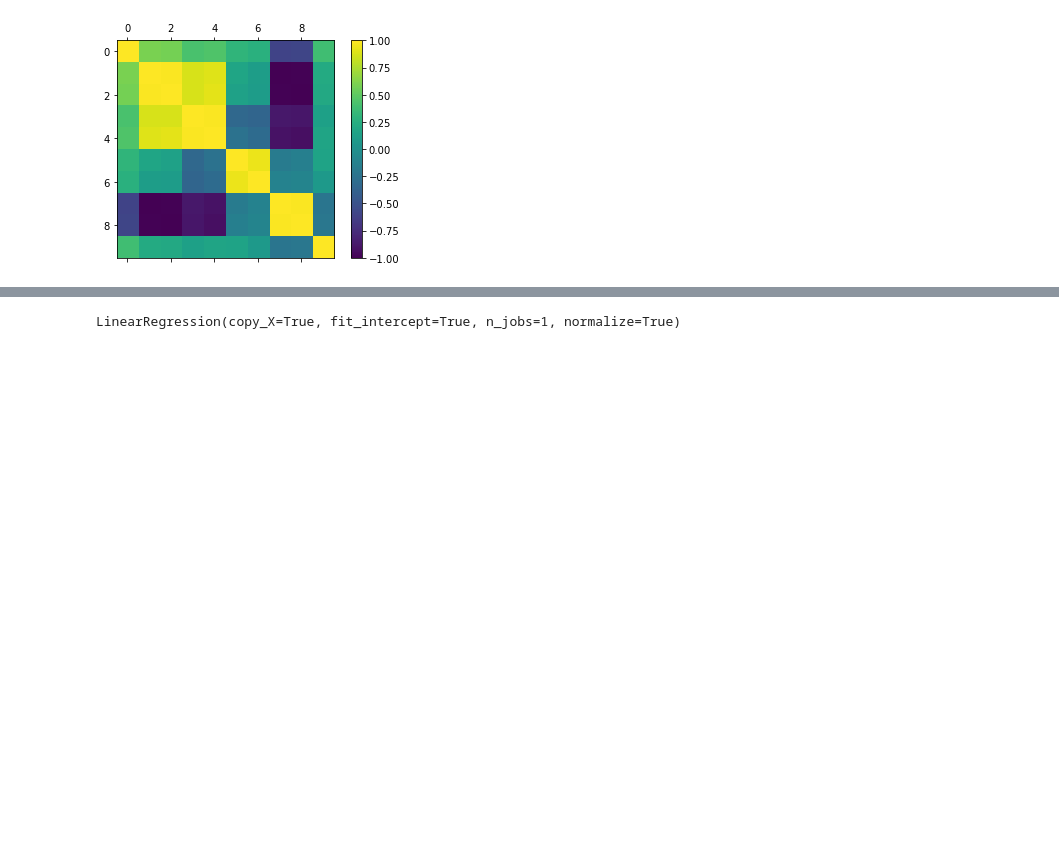
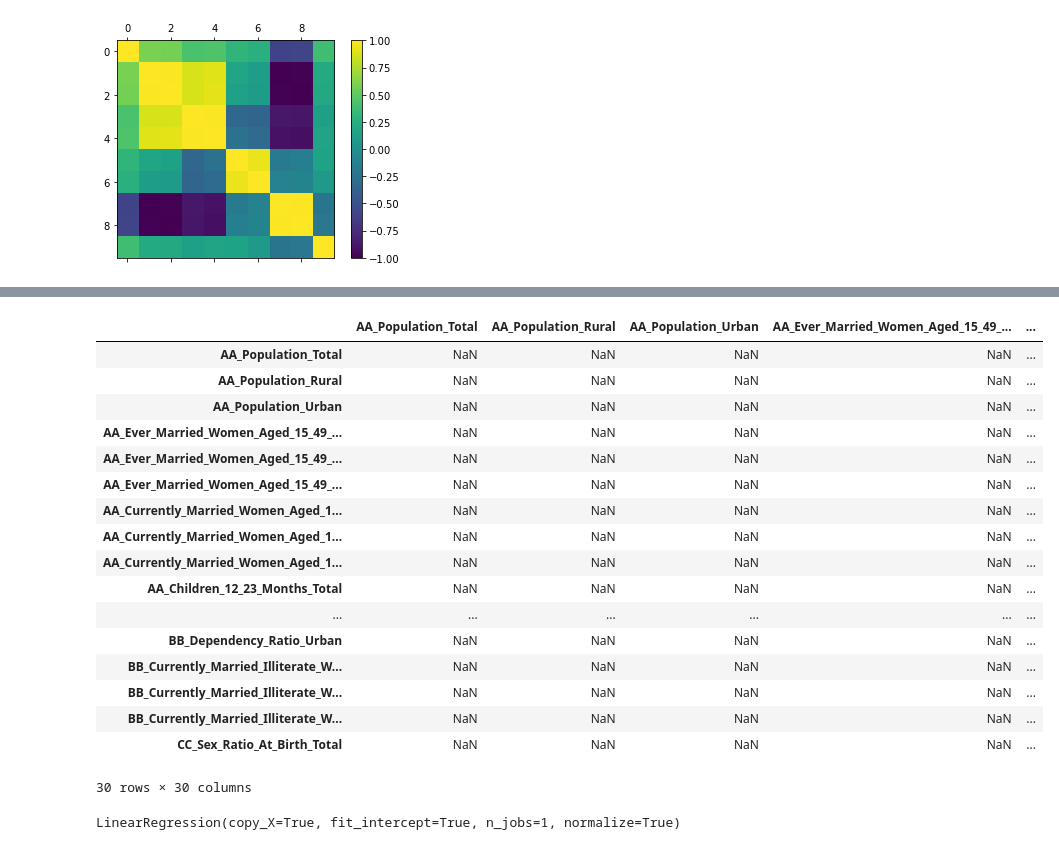
Before and after one commit to agataf/health_data, a Jupyter notebook: Figures.ipynb, the cells around one changed output, grey strips where cells are left out. Drawn from its saved outputs; the diff is of its cells as text; code cells hidden in the pictures; blank space fills up the shorter version.

```diff
--- a/Figures.ipynb
+++ b/Figures.ipynb
@@ -181,3 +164,24 @@ correlations_nonan.iloc[290:320,290:320]
+# %%
+correlations_nonan.iloc[0:30,0:30]
+# %% [output]
+|  | AA_Population_Total | AA_Population_Rural | AA_Population_Urban | AA_Ever_Married_Women_Aged_15_49_... | ... |
+| AA_Population_Total | NaN | NaN | NaN | NaN | ... |
+| AA_Population_Rural | NaN | NaN | NaN | NaN | ... |
+| AA_Population_Urban | NaN | NaN | NaN | NaN | ... |
+| AA_Ever_Married_Women_Aged_15_49_... | NaN | NaN | NaN | NaN | ... |
+| AA_Ever_Married_Women_Aged_15_49_... | NaN | NaN | NaN | NaN | ... |
+| AA_Ever_Married_Women_Aged_15_49_... | NaN | NaN | NaN | NaN | ... |
+| AA_Currently_Married_Women_Aged_1... | NaN | NaN | NaN | NaN | ... |
+| AA_Currently_Married_Women_Aged_1... | NaN | NaN | NaN | NaN | ... |
+| AA_Currently_Married_Women_Aged_1... | NaN | NaN | NaN | NaN | ... |
+| AA_Children_12_23_Months_Total | NaN | NaN | NaN | NaN | ... |
+| ... | ... | ... | ... | ... | ... |
+| BB_Dependency_Ratio_Urban | NaN | NaN | NaN | NaN | ... |
+| BB_Currently_Married_Illiterate_W... | NaN | NaN | NaN | NaN | ... |
+| BB_Currently_Married_Illiterate_W... | NaN | NaN | NaN | NaN | ... |
+| BB_Currently_Married_Illiterate_W... | NaN | NaN | NaN | NaN | ... |
+| CC_Sex_Ratio_At_Birth_Total | NaN | NaN | NaN | NaN | ... |
+30 rows × 30 columns
 # %%
 split = int(x_no_nans.shape[0]*0.9)
 x_no_nans_train = x_no_nans[:split]
```
Also changed, not shown: parts of 3 cells of this notebook.
